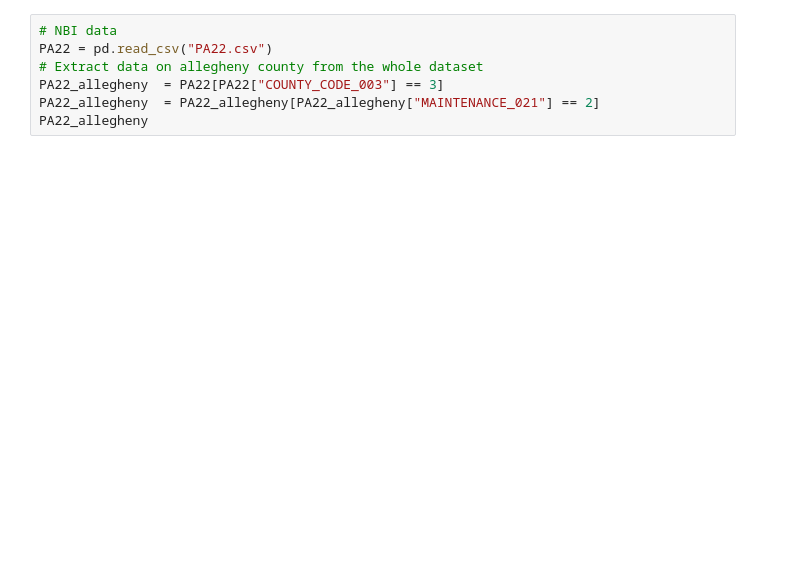
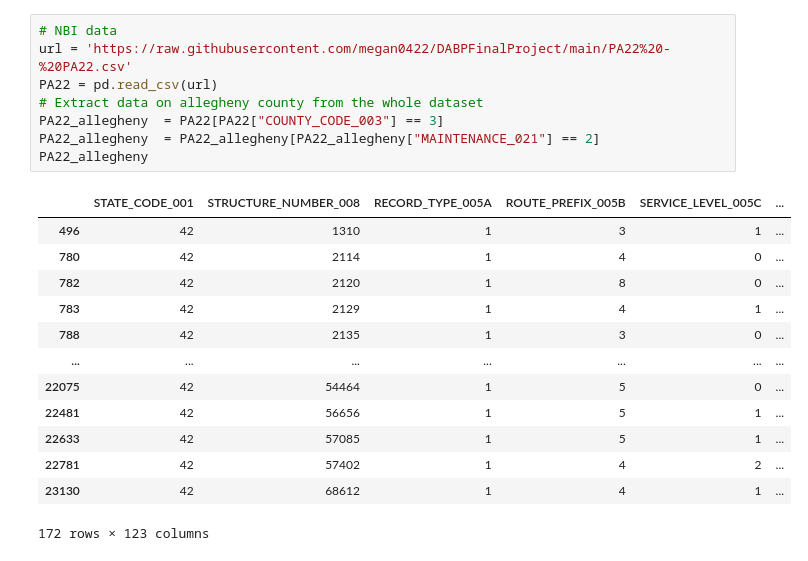
Before and after one commit to megan0422/DABPFinalProject, a Jupyter notebook: Optimization.ipynb, the cells around one changed output. Drawn from its saved outputs; the diff is of its cells as text; blank space fills up the shorter version.

```diff
--- a/Optimization.ipynb
+++ b/Optimization.ipynb
@@ -20,8 +26,23 @@ warnings.filterwarnings("ignore")
 # %%
 # NBI data
-PA22 = pd.read_csv("PA22.csv")
+url = 'https://raw.githubusercontent.com/megan0422/DABPFinalProject/main/PA22%20-%20PA22.csv'
+PA22 = pd.read_csv(url)
 # Extract data on allegheny county from the whole dataset
 PA22_allegheny  = PA22[PA22["COUNTY_CODE_003"] == 3]
 PA22_allegheny  = PA22_allegheny[PA22_allegheny["MAINTENANCE_021"] == 2]
 PA22_allegheny
+# %% [output]
+|  | STATE_CODE_001 | STRUCTURE_NUMBER_008 | RECORD_TYPE_005A | ROUTE_PREFIX_005B | SERVICE_LEVEL_005C | ... |
+| 496 | 42 | 1310 | 1 | 3 | 1 | ... |
+| 780 | 42 | 2114 | 1 | 4 | 0 | ... |
+| 782 | 42 | 2120 | 1 | 8 | 0 | ... |
+| 783 | 42 | 2129 | 1 | 4 | 1 | ... |
+| 788 | 42 | 2135 | 1 | 3 | 0 | ... |
+| ... | ... | ... | ... | ... | ... | ... |
+| 22075 | 42 | 54464 | 1 | 5 | 0 | ... |
+| 22481 | 42 | 56656 | 1 | 5 | 1 | ... |
+| 22633 | 42 | 57085 | 1 | 5 | 1 | ... |
+| 22781 | 42 | 57402 | 1 | 4 | 2 | ... |
+| 23130 | 42 | 68612 | 1 | 4 | 1 | ... |
+172 rows × 123 columns
 # %%
```
Also changed, not shown: parts of 5 cells of this notebook.
